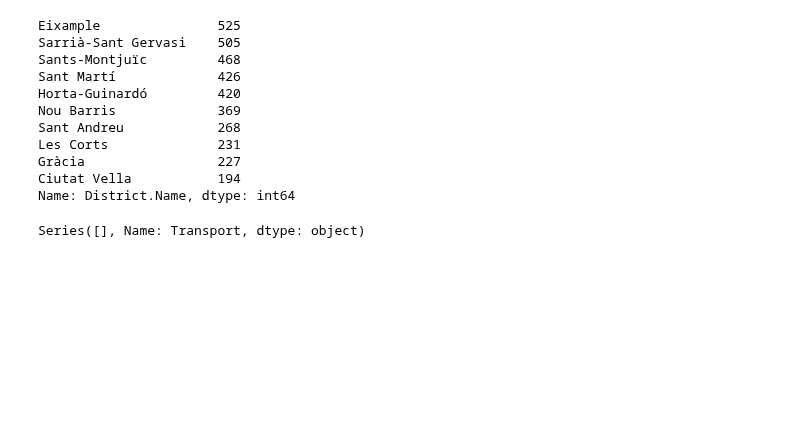
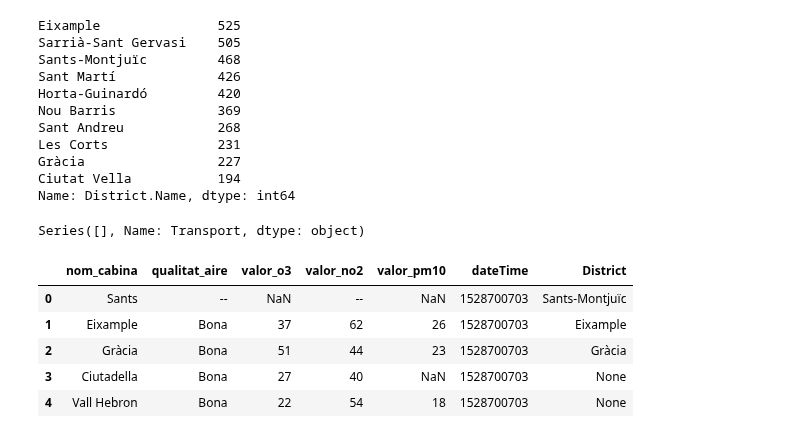
Before and after one commit to ta-data-bcn/Project-Week-2-Barcelona, a Jupyter notebook: your-project/Editing Databases - Public Transport.ipynb, the cells around one changed output. Saved outputs shown, nothing was run; the diff lists cells and outputs as text; code cells hidden in the pictures; blank space fills up the shorter version.

Commit message:
Adding last changes Pau made to the Pollution Database

```diff
--- a/your-project/Editing Databases - Public Transport.ipynb
+++ b/your-project/Editing Databases - Public Transport.ipynb
@@ -248,7 +249,7 @@ Index(['nom_cabina', 'qualitat_aire', 'codi_dtes', 'zqa', 'codi_eoi',
       dtype='object')
 # %%
 #Deleting columns that are not needed for our statistycal analysis
-pollution1=pollution.drop(columns=["codi_dtes", "zqa","codi_eoi", "longitud", "latitud", "hora_o3", "hora_pm10", "hora_no2", "qualitat_o3", "qualitat_pm10", "qualitat_no2", "generat", "dateTime"])
+pollution1=pollution.drop(columns=["codi_dtes", "zqa","codi_eoi", "longitud", "latitud", "hora_o3", "hora_pm10", "hora_no2", "qualitat_o3", "qualitat_pm10", "qualitat_no2", "dateTime"])
 #Printint the different air stations
 print(pollution1["nom_cabina"].value_counts())
 #Printing the unique names of the neighborhoods
@@ -316,13 +317,26 @@ Series([], Name: Transport, dtype: object)
 # %%
 #Create a function to stablish a name indicating the district
 def district(row):
-    if pollution1["nom_cabina"]=="Palau Reial":
+    if row["nom_cabina"]=="Palau Reial":
         return "Les corts"
-    if pollution1["nom_cabina"]=="Ciutadella":
+    if row["nom_cabina"]=="Sants":
+        return "Sants-Montjuïc"
+    if row["nom_cabina"]=="Poblenou":
         return "Sant Martí"
-    if pollution1["nom_cabina"]=="Sants":
-        return "Sants-Montjuïc"
-    if pollution1["nom_cabina"]=="Poblenou":
-        return "Sant Martí"
-    if pollution1["nom_cabina"]=="Observ Fabra":
+    if row["nom_cabina"]=="Observ Fabra":
         return "Sarrià-Sant Gervasi"
+    if row["nom_cabina"]=="Eixample":
+        return "Eixample"
+    if row["nom_cabina"]=="Gràcia":
+        return "Gràcia"
+# %%
+pollution1["District"]= pollution1.apply(district, axis=1)
+# %%
+pollution1.head()
+# %% [output]
+|  | nom_cabina | qualitat_aire | valor_o3 | valor_no2 | valor_pm10 | dateTime | District |
+| 0 | Sants | -- | NaN | -- | NaN | 1528700703 | Sants-Montjuïc |
+| 1 | Eixample | Bona | 37 | 62 | 26 | 1528700703 | Eixample |
+| 2 | Gràcia | Bona | 51 | 44 | 23 | 1528700703 | Gràcia |
+| 3 | Ciutadella | Bona | 27 | 40 | NaN | 1528700703 | None |
+| 4 | Vall Hebron | Bona | 22 | 54 | 18 | 1528700703 | None |
```
Also changed, not shown: parts of 12 cells of this notebook.
